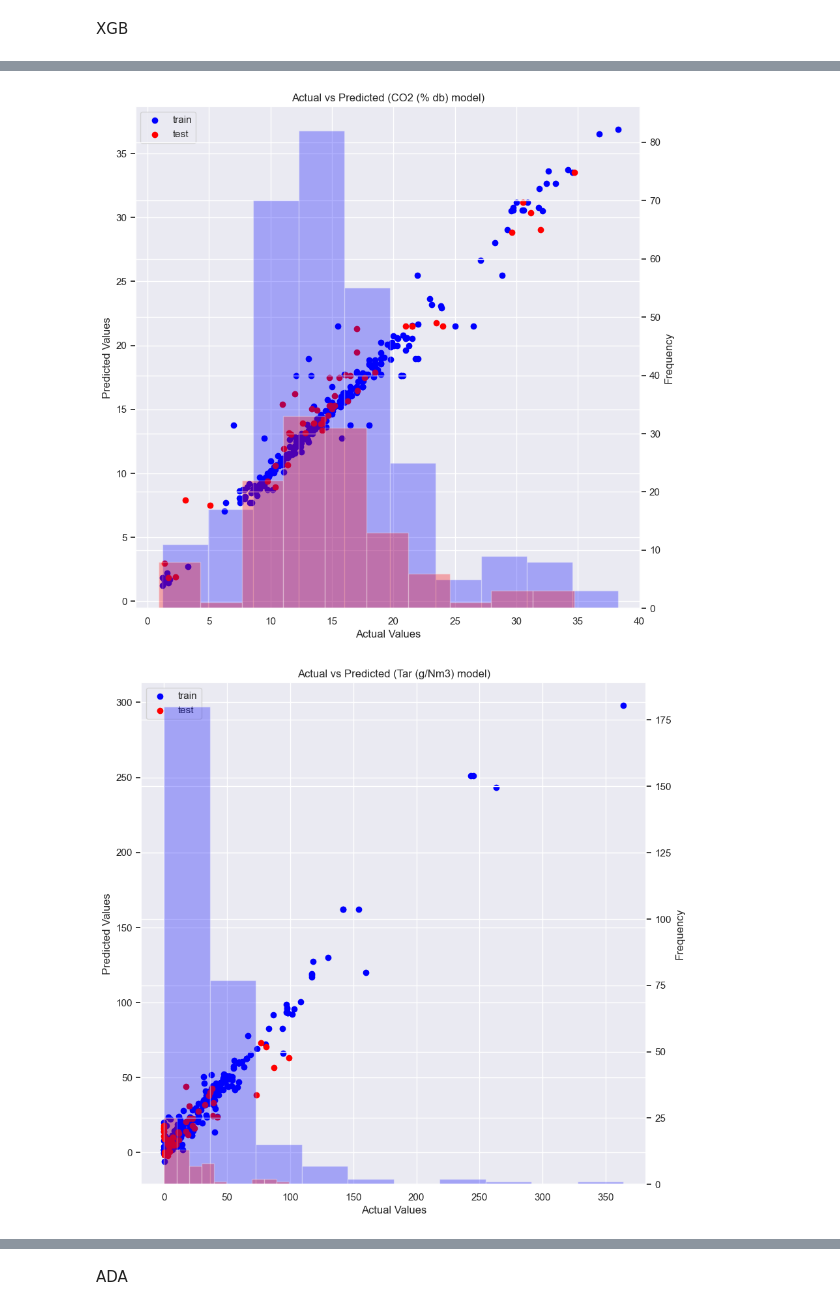
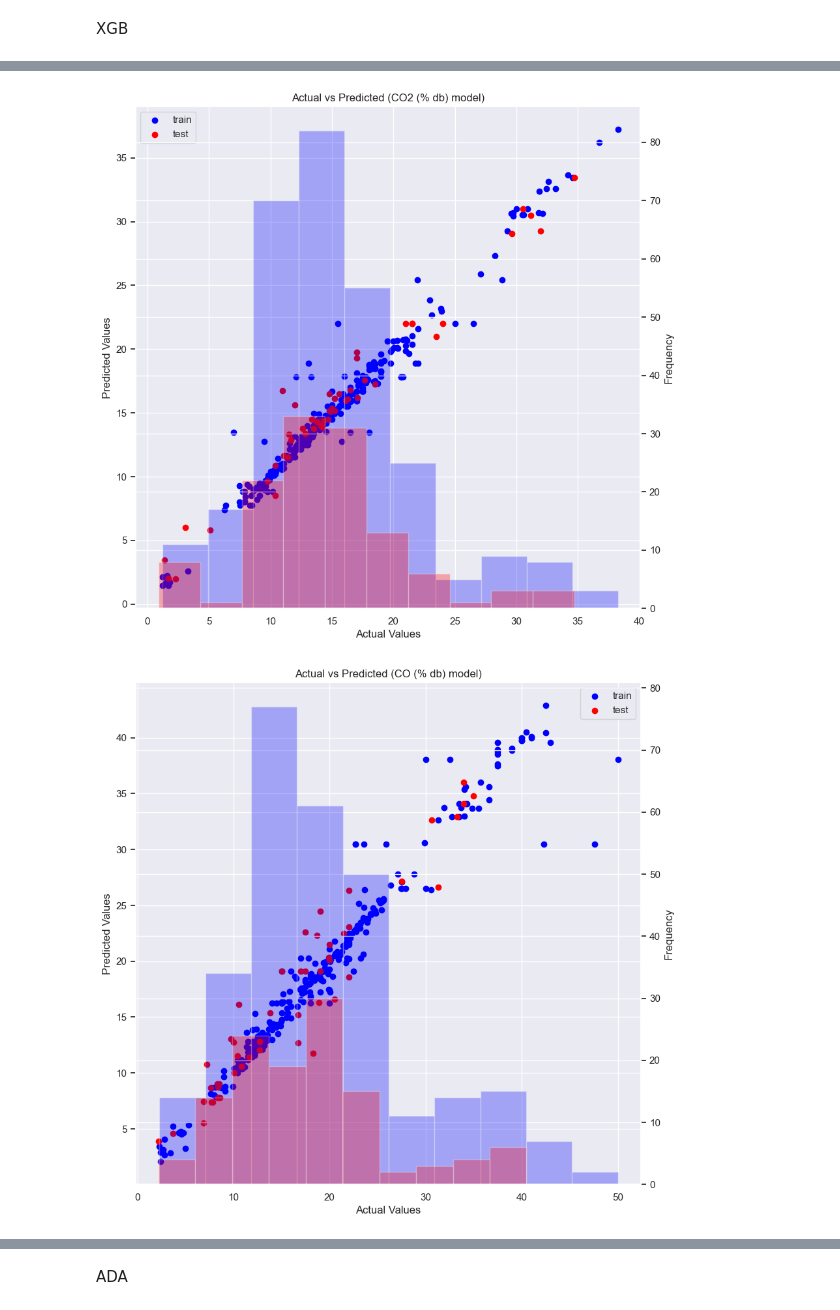
Before and after one commit to kittyoomm/Biomass-Gasification, a Jupyter notebook: ML_Biomass_gasification.ipynb, the cells around one changed output, grey strips where cells are left out. Drawn from its saved outputs; the diff is of its cells as text; code cells hidden in the pictures.

```diff
--- a/ML_Biomass_gasification.ipynb
+++ b/ML_Biomass_gasification.ipynb
@@ -407,7 +379,7 @@ X_test_pretreated = X_test.loc[Y_test_pretreated.index]
 #        norm = (row[columns] - Y_test_pretreated[columns].min()) / (Y_test_pretreated[columns].max() - Y_test_pretreated[columns].min())
 #        Y_test_pretreated.at[index, columns] = norm
 
-Predict_test = predict_evaluate(model_GBR_H2, model_GBR_CO2, model_GBR_CO, model_GBR_Tar, X_test_pretreated, Y_test_pretreated)
+Predict_GBR_test = predict_evaluate(model_GBR_H2, model_GBR_CO2, model_GBR_CO, model_GBR_Tar, X_test_pretreated, Y_test_pretreated)
 # %% [output]
 Evaluation score of H2 (% db) model;
 R2 score: 0.95
@@ -430,8 +402,8 @@ Plot of Actual vs Prediction with distribution
 # %%
 for model in ['H2 (% db)', 'CO2 (% db)', 'CO (% db)', 'Tar (g/Nm3)']:
   fig, ax1 = plt.subplots(figsize=(10,10))
-  ax1.scatter(Y_train_pretreated[model], Predict_train[model], color='blue', label='train')
-  ax1.scatter(Y_test_pretreated[model], Predict_test[model], color='red', label='test')
+  ax1.scatter(Y_train_pretreated[model], Predict_GBR_train[model], color='blue', label='train')
+  ax1.scatter(Y_test_pretreated[model], Predict_GBR_test[model], color='red', label='test')
   #ax1.plot([0,0], [1,1], 'r--', label='Ideal fit')
   ax1.set_xlabel('Actual Values')
   ax1.set_ylabel('Predicted Values')
@@ -468,6 +440,6 @@ model_XGB_CO.fit(X_train, Y_train_pretreated['CO (% db)'])
 model_XGB_Tar.fit(X_train, Y_train_pretreated['Tar (g/Nm3)'])
 
 #Predict and evaluate model_XGB performance
-Predict_train = predict_evaluate(model_XGB_H2, model_XGB_CO2, model_XGB_CO, model_XGB_Tar, X_train, Y_train_pretreated)
+Predict_XGB_train = predict_evaluate(model_XGB_H2, model_XGB_CO2, model_XGB_CO, model_XGB_Tar, X_train, Y_train_pretreated)
 # %% [output]
 Evaluation score of H2 (% db) model;
@@ -496,6 +468,6 @@ X_test_pretreated = X_test.loc[Y_test_pretreated.index]
 #        norm = (row[columns] - Y_test_pretreated[columns].min()) / (Y_test_pretreated[columns].max() - Y_test_pretreated[columns].min())
 #        Y_test_pretreated.at[index, columns] = norm
 
-Predict_test = predict_evaluate(model_XGB_H2, model_XGB_CO2, model_XGB_CO, model_XGB_Tar, X_test_pretreated, Y_test_pretreated)
+Predict_XGB_test = predict_evaluate(model_XGB_H2, model_XGB_CO2, model_XGB_CO, model_XGB_Tar, X_test_pretreated, Y_test_pretreated)
 # %% [output]
 Evaluation score of H2 (% db) model;
@@ -516,9 +488,9 @@ MSE: 138.58
 -----------------------------
 # %%
-for model in ['H2 (% db)', 'CO2 (% db)', 'Tar (g/Nm3)']:
+for model in ['H2 (% db)', 'CO2 (% db)', 'CO (% db)', 'Tar (g/Nm3)']:
   fig, ax1 = plt.subplots(figsize=(10,10))
-  ax1.scatter(Y_train_pretreated[model], Predict_train[model], color='blue', label='train')
-  ax1.scatter(Y_test_pretreated[model], Predict_test[model], color='red', label='test')
+  ax1.scatter(Y_train_pretreated[model], Predict_XGB_train[model], color='blue', label='train')
+  ax1.scatter(Y_test_pretreated[model], Predict_XGB_test[model], color='red', label='test')
   #ax1.plot([0,0], [1,1], 'r--', label='Ideal fit')
   ax1.set_xlabel('Actual Values')
   ax1.set_ylabel('Predicted Values')
@@ -536,2 +508,2 @@ for model in ['H2 (% db)', 'CO2 (% db)', 'Tar (g/Nm3)']:
-[figure, old version]
+[figure, new version]
-[figure, old version]
+[figure, new version]
```
Also changed, not shown: parts of 33 cells of this notebook, 1 other file.
